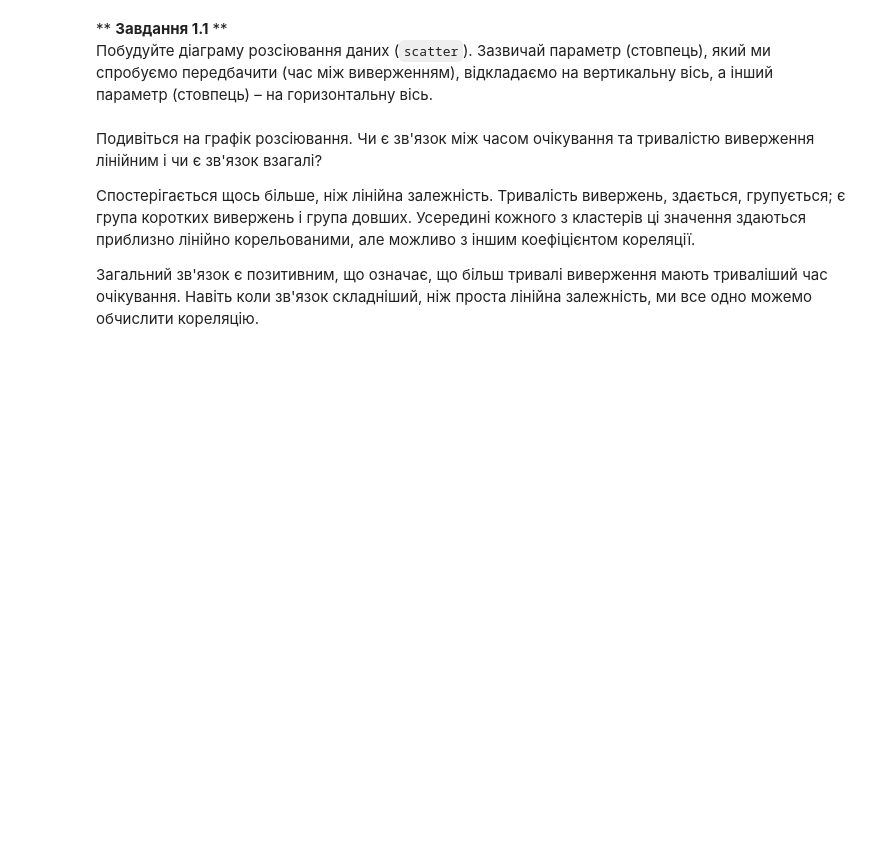
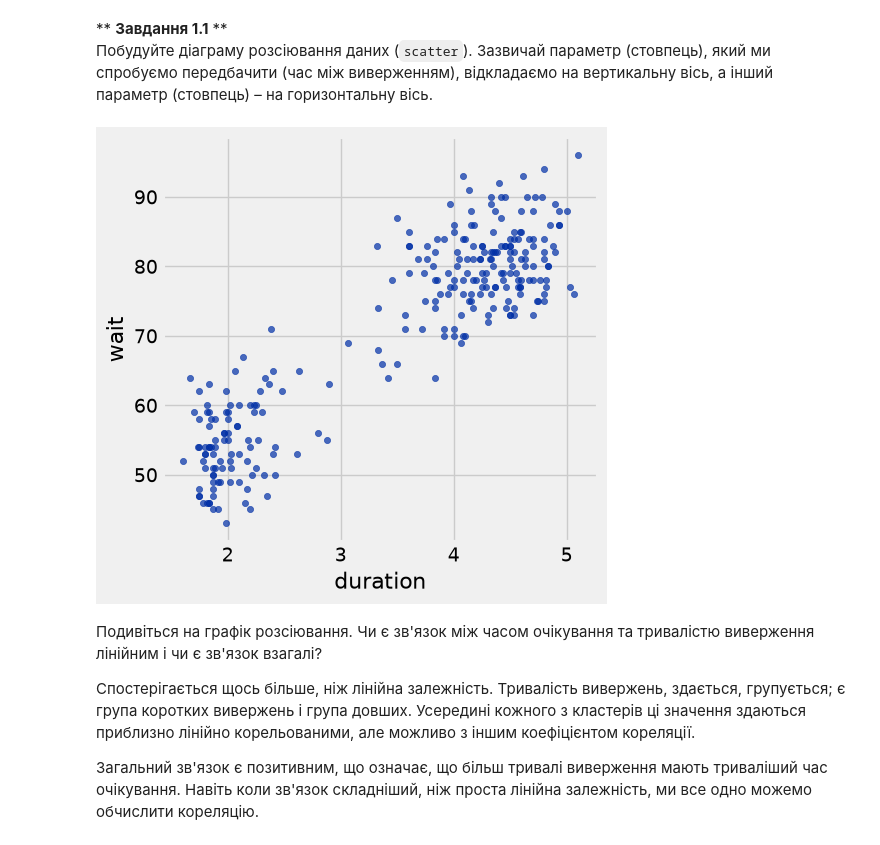
Before and after one commit to hakmaster739-creator/geostat-pr1, a Jupyter notebook: pr1_5.ipynb, the cells around one changed output. Drawn from its saved outputs; the diff is of its cells as text; code cells hidden in the pictures; blank space fills up the shorter version.

```diff
--- a/pr1_5.ipynb
+++ b/pr1_5.ipynb
@@ -60,3 +73,7 @@ faithful
+# %%
+faithful.scatter('duration', 'wait')
+# %% [output]
+[figure, added]
 # %% [markdown]
 Подивіться на графік розсіювання. Чи є зв'язок між часом очікування та тривалістю виверження лінійним і чи є зв'язок взагалі?
 
```
Also changed, not shown: parts of 34 cells of this notebook.
